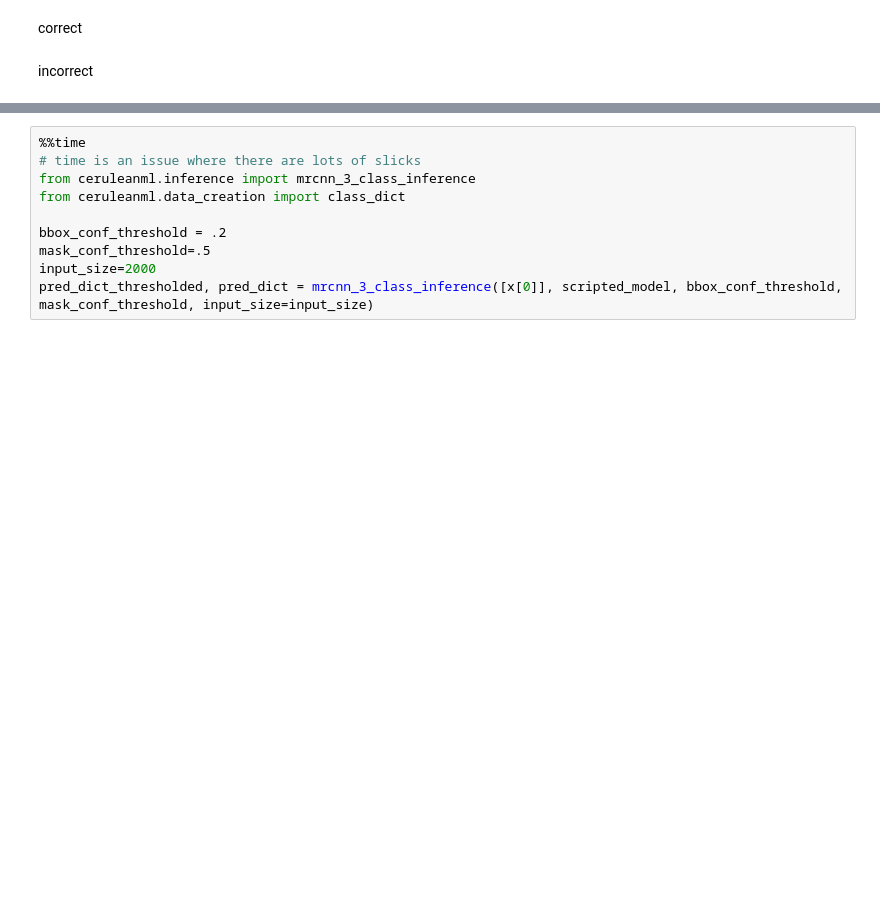
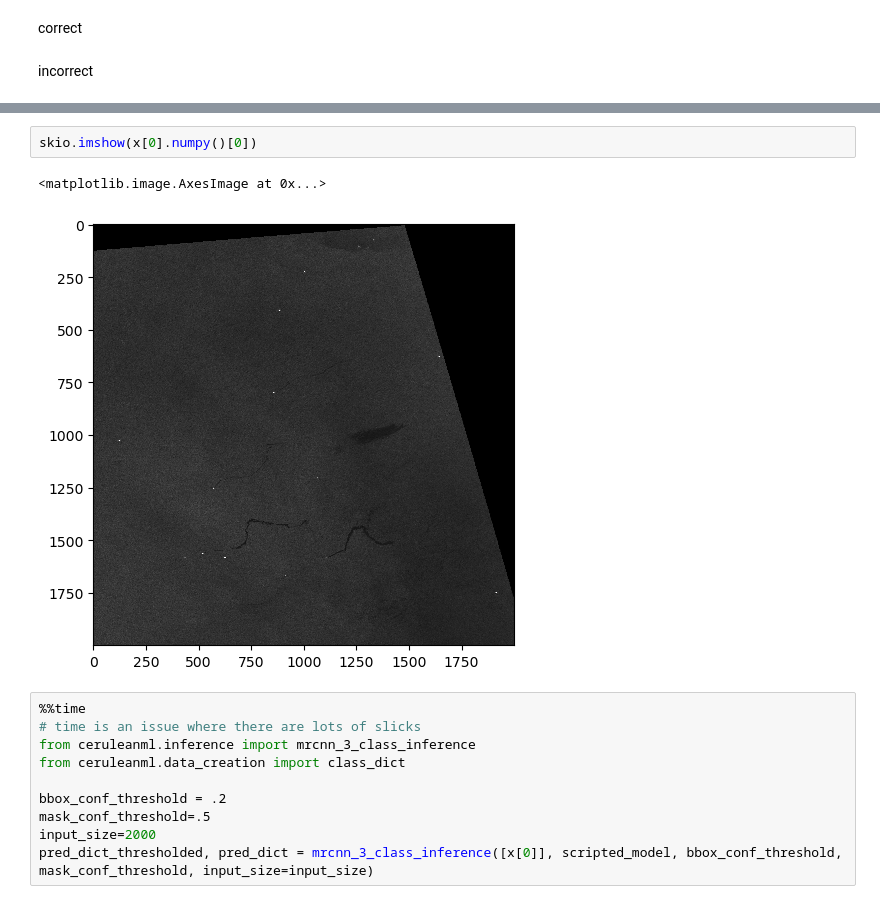
Before and after one commit to developmentseed/slickformer, a Jupyter notebook: notebooks/evaluation_mrcnn.ipynb, the cells around one changed output, grey strips where cells are left out. Cells and saved outputs as stored; diff of their text form; blank space fills up the shorter version.

```diff
--- a/notebooks/evaluation_mrcnn.ipynb
+++ b/notebooks/evaluation_mrcnn.ipynb
@@ -166,3 +155,8 @@ tensor([[[0.0000, 0.0000, 0.0000,  ..., 0.0000, 0.0000, 0.0000],
+# %%
+skio.imshow(x[0].numpy()[0])
+# %% [output]
+<matplotlib.image.AxesImage at 0x...>
+[figure, added]
 # %%
 %%time
 # time is an issue where there are lots of slicks
```
Also changed, not shown: parts of 11 cells of this notebook, 1 other file.
